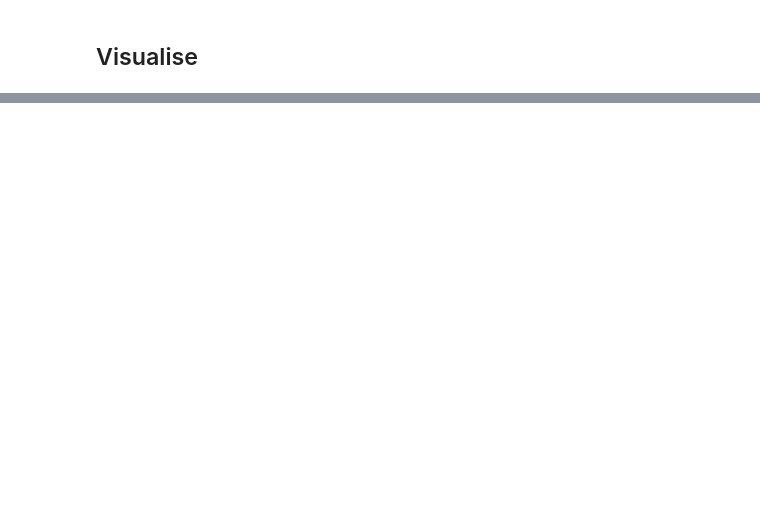
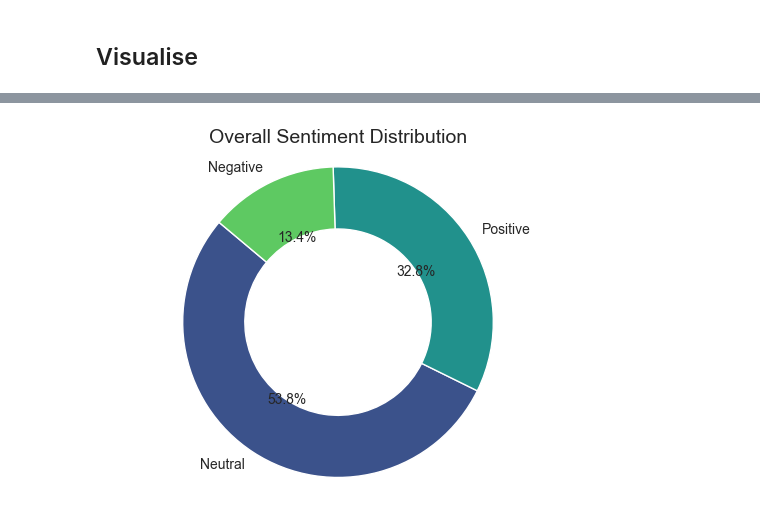
Before and after one commit to Kennerdol/FUTURE_DS_01, a Jupyter notebook: Future_DS_01_Social_Media_Sentiments_Analysis.ipynb, the cells around one changed output, grey strips where cells are left out. Drawn from its saved outputs; the diff is of its cells as text; code cells hidden in the pictures; blank space fills up the shorter version.

```diff
--- a/Future_DS_01_Social_Media_Sentiments_Analysis.ipynb
+++ b/Future_DS_01_Social_Media_Sentiments_Analysis.ipynb
@@ -125,0 +111,19 @@ plt.show()
+# %%
+sentiment_counts = social_df_cleaned['Sentiment_Category'].value_counts()
+labels = sentiment_counts.index
+sizes = sentiment_counts.values
+colors = sns.color_palette('viridis', len(labels))
+
+plt.figure(figsize=(5, 4))
+wedges, texts, autotexts = plt.pie(
+    sizes, labels=labels, autopct='%1.1f%%', startangle=140, colors=colors,
+    wedgeprops=dict(width=0.4, edgecolor='w'), textprops={'fontsize': 10}
+)
+
+plt.title('Overall Sentiment Distribution', fontsize=14)
+plt.axis('equal')
+plt.tight_layout()
+plt.savefig('Sentiment_Distribution_DonutChart.png')
+plt.show()
+# %% [output]
+[figure, added]
```
Also changed, not shown: parts of 9 cells of this notebook, 8 other files.
